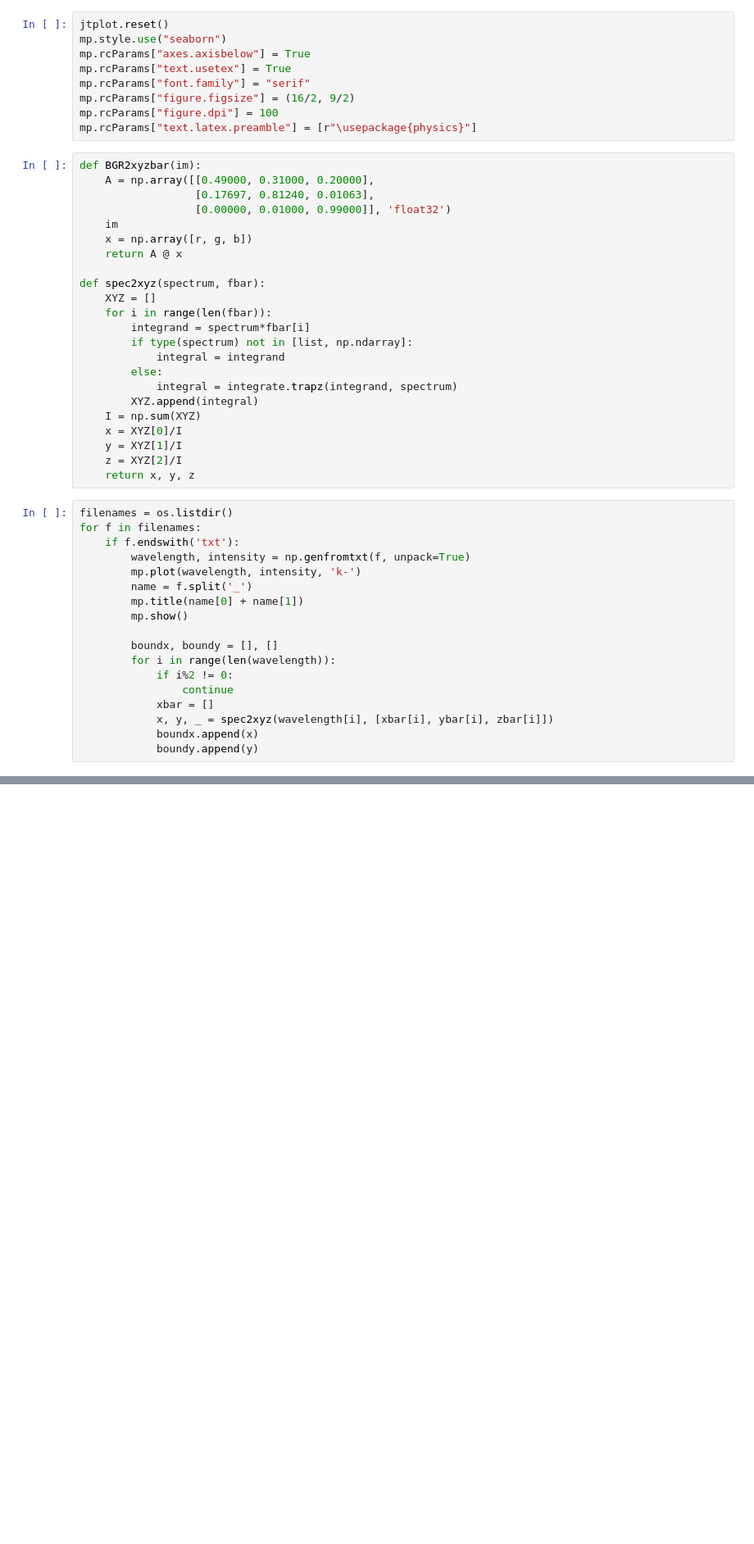
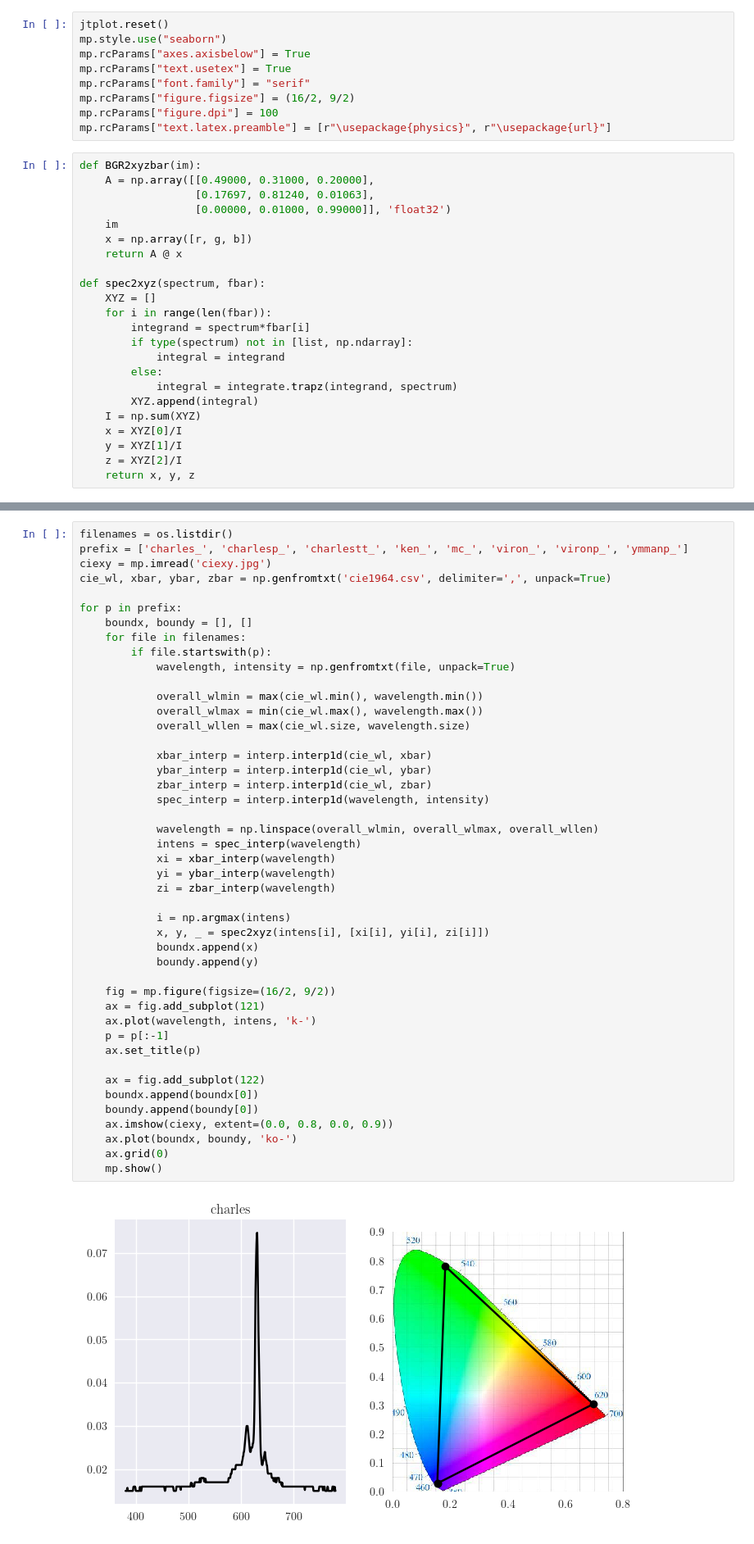
Before and after one commit to kvdomingo/AP187, a Jupyter notebook: Activity 7/187-7.ipynb, the cells around one changed output, grey strips where cells are left out. Shown at 82% size. Drawn from its saved outputs; the diff is of its cells as text; blank space fills up the shorter version.

```diff
--- a/Activity 7/187-7.ipynb
+++ b/Activity 7/187-7.ipynb
@@ -13,7 +13,7 @@ mp.rcParams["text.usetex"] = True
 mp.rcParams["font.family"] = "serif"
 mp.rcParams["figure.figsize"] = (16/2, 9/2)
 mp.rcParams["figure.dpi"] = 100
-mp.rcParams["text.latex.preamble"] = [r"\usepackage{physics}"]
+mp.rcParams["text.latex.preamble"] = [r"\usepackage{physics}", r"\usepackage{url}"]
 # %%
 def BGR2xyzbar(im):
     A = np.array([[0.49000, 0.31000, 0.20000],
@@ -37,21 +37,3 @@ def spec2xyz(spectrum, fbar):
     y = XYZ[1]/I
     z = XYZ[2]/I
     return x, y, z
-# %%
-filenames = os.listdir()
-for f in filenames:
-    if f.endswith('txt'):
-        wavelength, intensity = np.genfromtxt(f, unpack=True)
-        mp.plot(wavelength, intensity, 'k-')
-        name = f.split('_')
-        mp.title(name[0] + name[1])
-        mp.show()
-
-        boundx, boundy = [], []
-        for i in range(len(wavelength)):
-            if i%2 != 0:
-                continue
-            xbar = []
-            x, y, _ = spec2xyz(wavelength[i], [xbar[i], ybar[i], zbar[i]])
-            boundx.append(x)
-            boundy.append(y)
@@ -71,0 +40,47 @@ for f in filenames:
+# %%
+filenames = os.listdir()
+prefix = ['charles_', 'charlesp_', 'charlestt_', 'ken_', 'mc_', 'viron_', 'vironp_', 'ymmanp_']
+ciexy = mp.imread('ciexy.jpg')
+cie_wl, xbar, ybar, zbar = np.genfromtxt('cie1964.csv', delimiter=',', unpack=True)
+
+for p in prefix:
+    boundx, boundy = [], []
+    for file in filenames:
+        if file.startswith(p):
+            wavelength, intensity = np.genfromtxt(file, unpack=True)
+
+            overall_wlmin = max(cie_wl.min(), wavelength.min())
+            overall_wlmax = min(cie_wl.max(), wavelength.max())
+            overall_wllen = max(cie_wl.size, wavelength.size)
+
+            xbar_interp = interp.interp1d(cie_wl, xbar)
+            ybar_interp = interp.interp1d(cie_wl, ybar)
+            zbar_interp = interp.interp1d(cie_wl, zbar)
+            spec_interp = interp.interp1d(wavelength, intensity)
+
+            wavelength = np.linspace(overall_wlmin, overall_wlmax, overall_wllen)
+            intens = spec_interp(wavelength)
+            xi = xbar_interp(wavelength)
+            yi = ybar_interp(wavelength)
+            zi = zbar_interp(wavelength)
+
+            i = np.argmax(intens)
+            x, y, _ = spec2xyz(intens[i], [xi[i], yi[i], zi[i]])
+            boundx.append(x)
+            boundy.append(y)
+
+    fig = mp.figure(figsize=(16/2, 9/2))
+    ax = fig.add_subplot(121)
+    ax.plot(wavelength, intens, 'k-')
+    p = p[:-1]
+    ax.set_title(p)
+
+    ax = fig.add_subplot(122)
+    boundx.append(boundx[0])
+    boundy.append(boundy[0])
+    ax.imshow(ciexy, extent=(0.0, 0.8, 0.0, 0.9))
+    ax.plot(boundx, boundy, 'ko-')
+    ax.grid(0)
+    mp.show()
+# %% [output]
+[figure, added]
```
Also changed, not shown: parts of 3 cells of this notebook, 4 other files.
